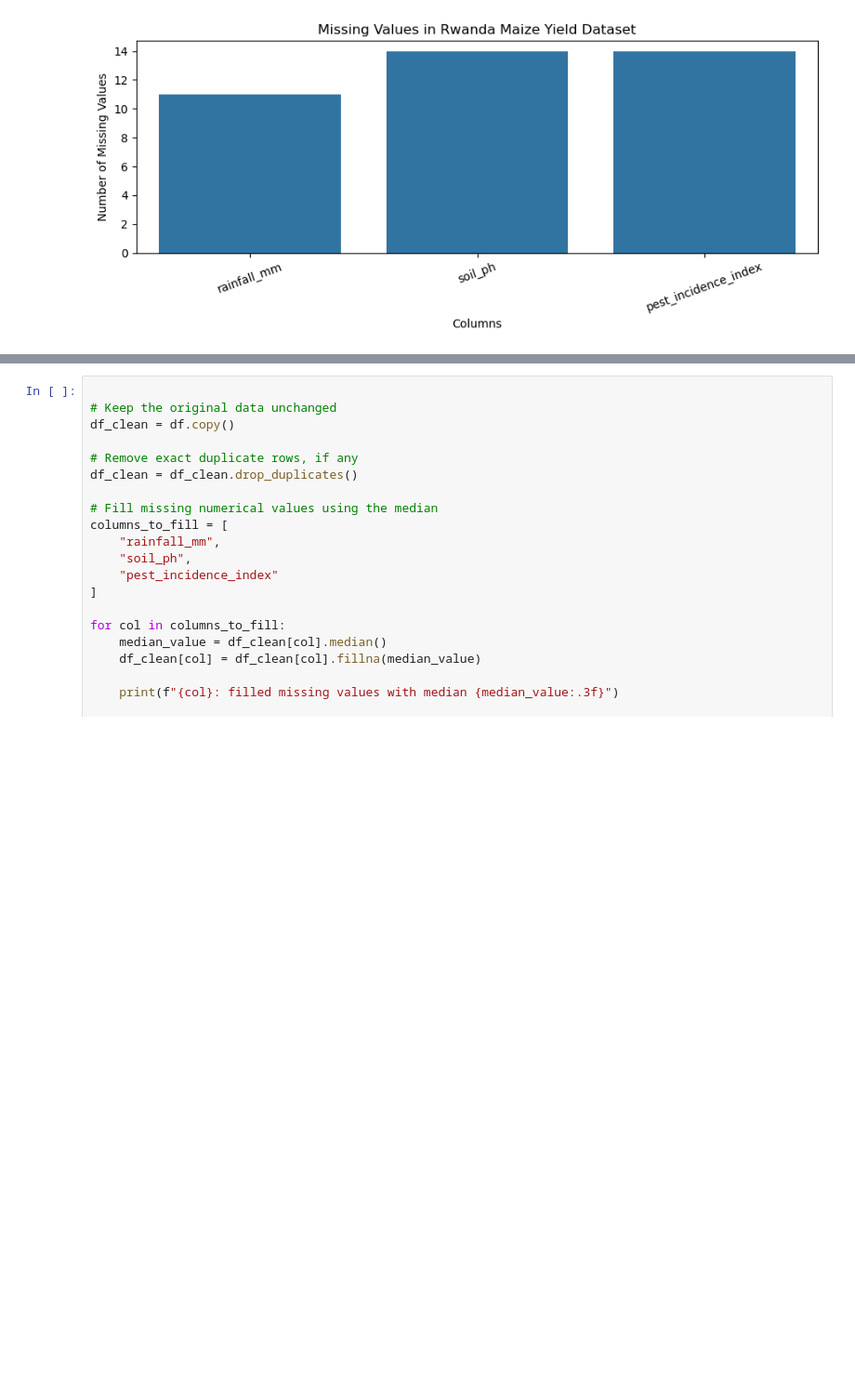
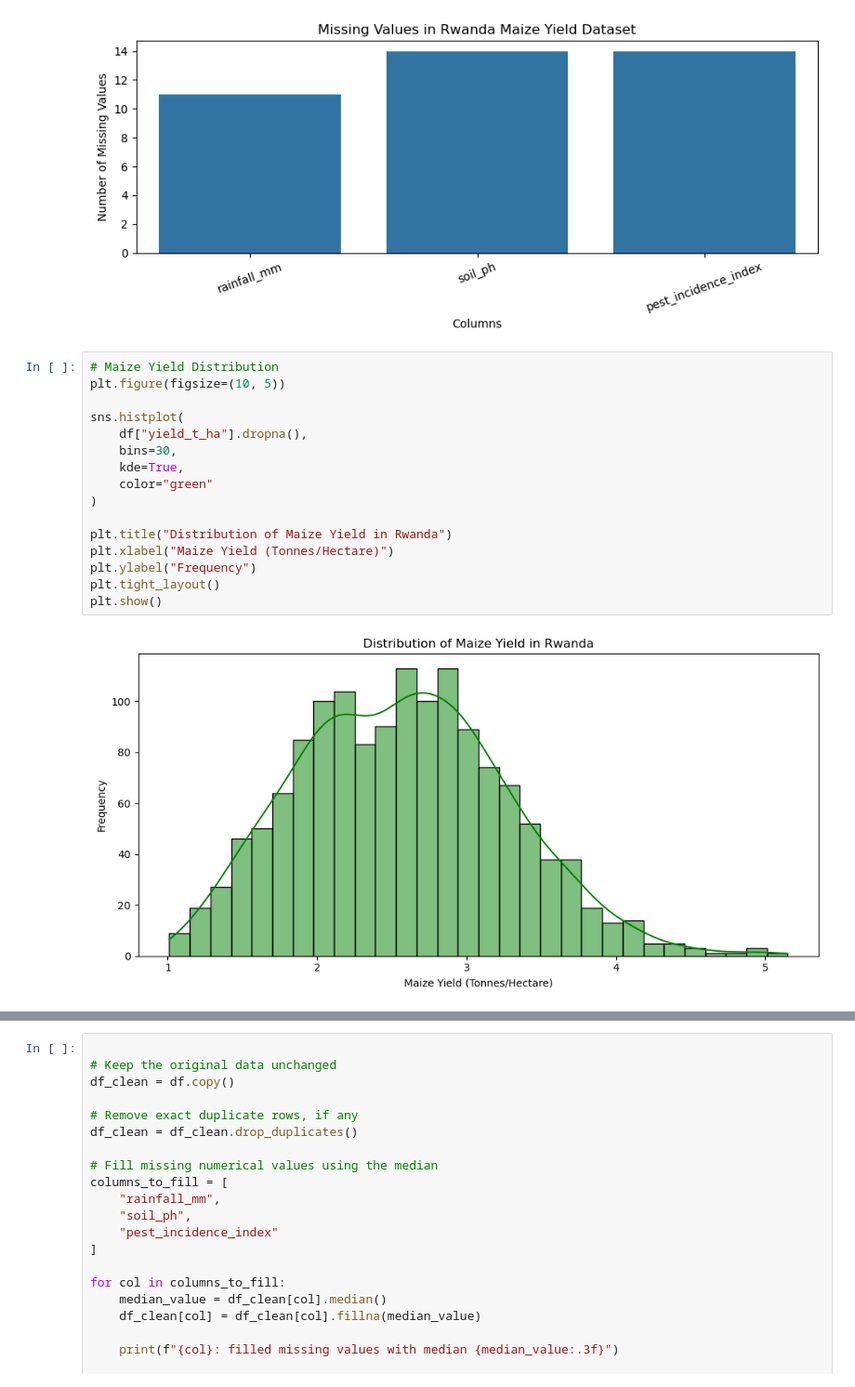
Before and after one commit to arvash-tech/rwanda-ml-dataset-preparation, a Jupyter notebook: notebooks/01_maize_yield_preprocessing.ipynb, the cells around one changed output, grey strips where cells are left out. Shown at 93% size. Drawn from its saved outputs; the diff is of its cells as text; blank space fills up the shorter version.

```diff
--- a/notebooks/01_maize_yield_preprocessing.ipynb
+++ b/notebooks/01_maize_yield_preprocessing.ipynb
@@ -130,3 +148,21 @@ plt.tight_layout()
 plt.show()
 # %% [output]
 [figure]
+# %%
+# Maize Yield Distribution
+plt.figure(figsize=(10, 5))
+
+sns.histplot(
+    df["yield_t_ha"].dropna(),
+    bins=30,
+    kde=True,
+    color="green"
+)
+
+plt.title("Distribution of Maize Yield in Rwanda")
+plt.xlabel("Maize Yield (Tonnes/Hectare)")
+plt.ylabel("Frequency")
+plt.tight_layout()
+plt.show()
+# %% [output]
+[figure, added]
```
Also changed, not shown: parts of 11 cells of this notebook, 27 other files.
